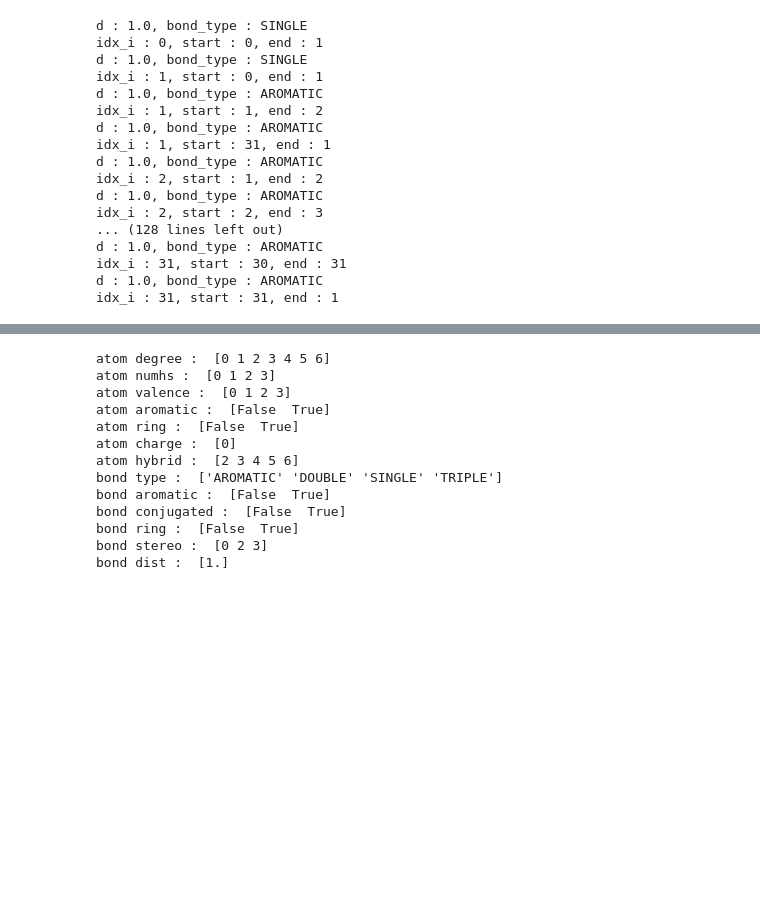
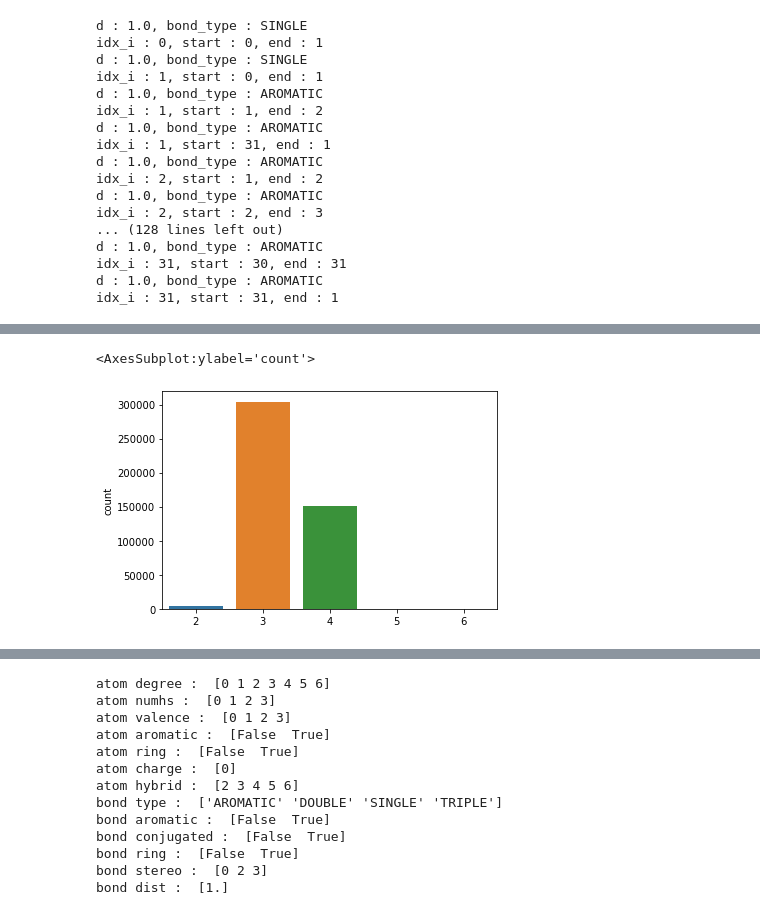
Before and after one commit to ZINZINBIN/2022-Samsung-AI-Challenge, a Jupyter notebook: EDA.ipynb, the cells around one changed output, grey strips where cells are left out. Saved outputs shown, nothing was run; the diff lists cells and outputs as text; code cells hidden in the pictures; blank space fills up the shorter version.

```diff
--- a/EDA.ipynb
+++ b/EDA.ipynb
@@ -85,0 +170,6 @@ idx_i : 31, start : 31, end : 1
+# %%
+import seaborn as sns
+sns.countplot(atom_hybrid_list)
+# %% [output]
+<AxesSubplot:ylabel='count'>
+[figure, added]
```
Also changed, not shown: parts of 14 cells of this notebook, 10 other files.
